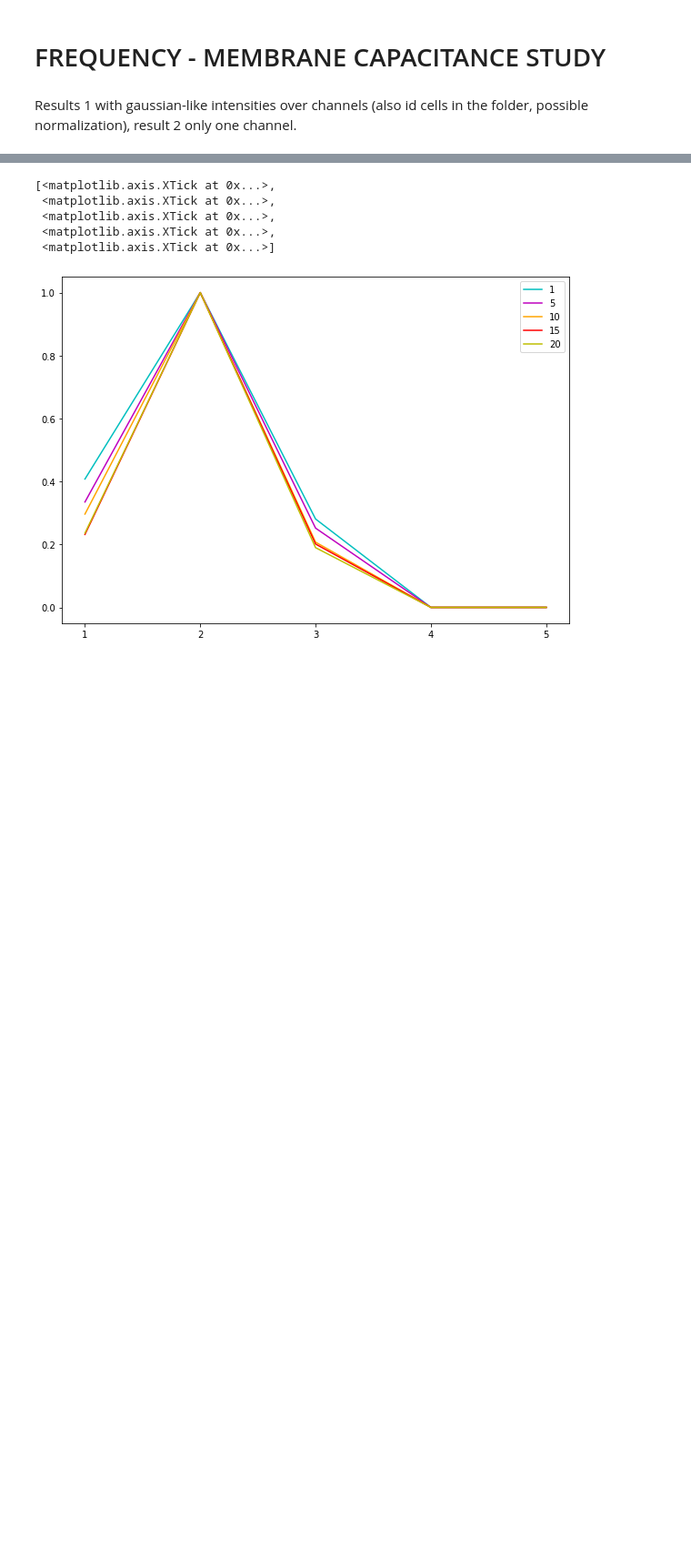
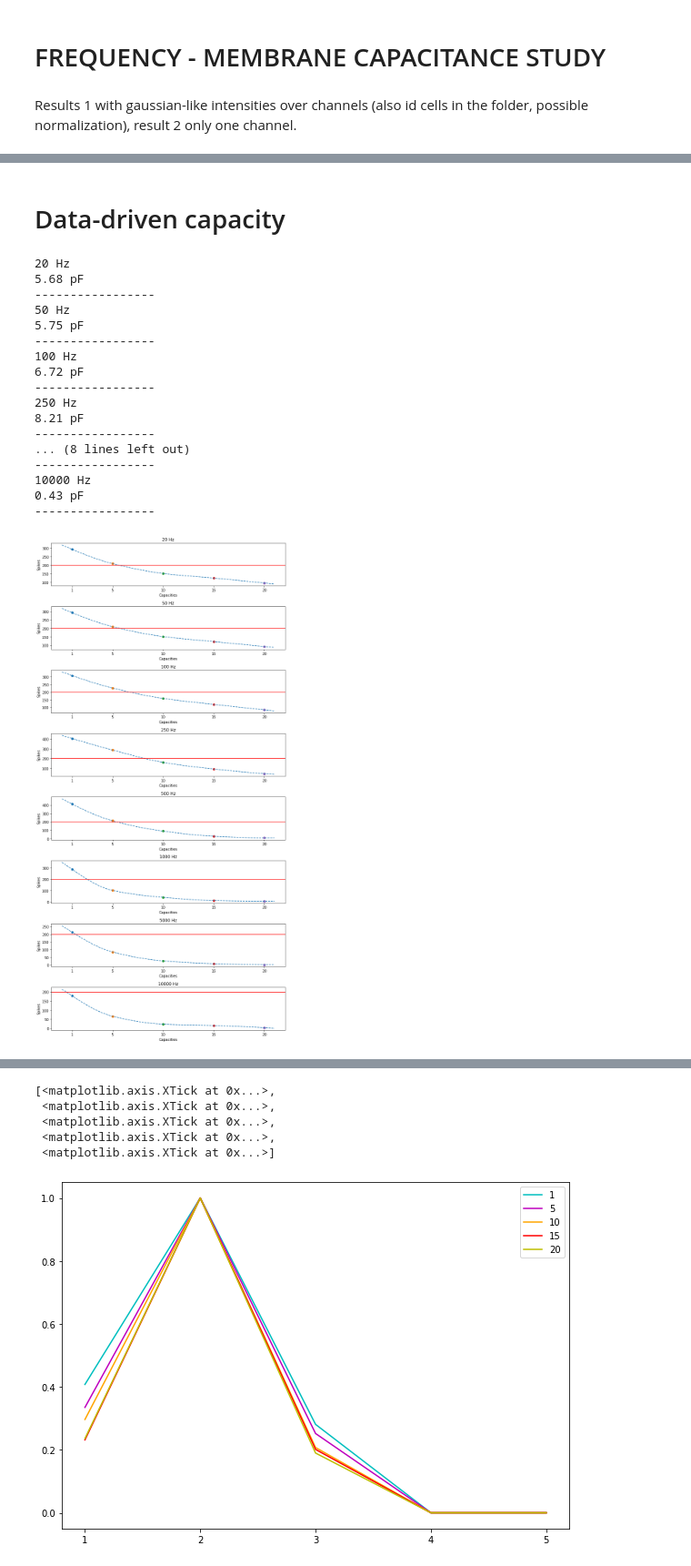
Before and after one commit to francescodesantis/cosyne-tutorial-2022, a Jupyter notebook: codes/cap_tones_results.ipynb, the cells around one changed output, grey strips where cells are left out. Shown at 91% size. Drawn from its saved outputs; the diff is of its cells as text; code cells hidden in the pictures; blank space fills up the shorter version.

```diff
--- a/codes/cap_tones_results.ipynb
+++ b/codes/cap_tones_results.ipynb
@@ -317,0 +161,55 @@ for n in range(len(nuclei)):
+# %% [markdown]
+# Data-driven capacity
+# %%
+n_folder = 2
+caps = [1,5,10,15,20]
+new_caps = np.zeros(len(all_freqs[n_folder-1]))
+
+target = targets[n_folder-1]
+x = np.arange(0,21,0.01)
+diff = np.zeros(len(x))
+
+fig, ax = plt.subplots(len(all_freqs[n_folder-1]), figsize = (10,20))
+s = np.zeros((len(all_freqs[n_folder-1]), len(caps)))
+
+for i in range(len(all_freqs[n_folder-1])):
+    for j in range(len(caps)):
+        s[i,j] = (np.loadtxt('/home/ubuntu/cosyne-tutorial-2022/results{}/spikes_{}_r_freq_{}_C_{}'.format(n_folder, 'SBC', all_freqs[n_folder-1][i],caps[j]))).size
+        ax[i].scatter(caps[j], s[i,j])
+    cs = scp.PchipInterpolator(caps, s[i])
+    xs = np.arange(0,21,0.1)
+
+    for k in range(len(x)):
+        diff[k] = abs(cs(x[k]) - target)
+
+    new_caps[i] = x[np.argmin(diff)]
+    print(all_freqs[n_folder-1][i], 'Hz')
+    print(round(new_caps[i],2), 'pF')
+    print("-----------------")
+
+    ax[i].plot(x, cs(x), '--')
+    ax[i].axhline(target,0,20,color =  'r')
+    ax[i].set_ylabel("Spikes")
+    ax[i].set_xlabel("Capacities")
+    ax[i].set_xticks(caps)
+    ax[i].set_title("{} Hz".format(all_freqs[n_folder-1][i]))
+fig.tight_layout()
+# %% [output]
+20 Hz
+5.68 pF
+-----------------
+50 Hz
+5.75 pF
+-----------------
+100 Hz
+6.72 pF
+-----------------
+250 Hz
+8.21 pF
+-----------------
+... (8 lines left out)
+-----------------
+10000 Hz
+0.43 pF
+-----------------
+[figure, added]
```
Also changed, not shown: parts of 30 cells of this notebook.
